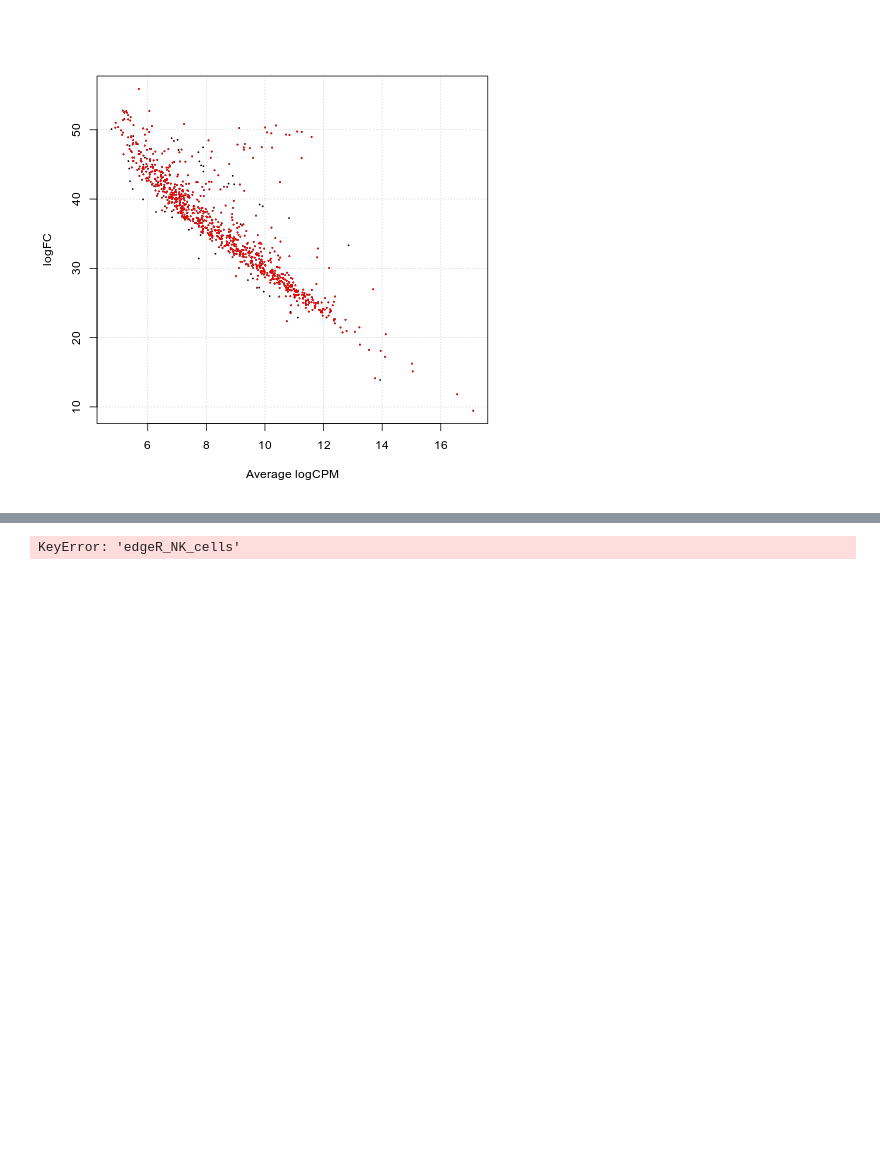
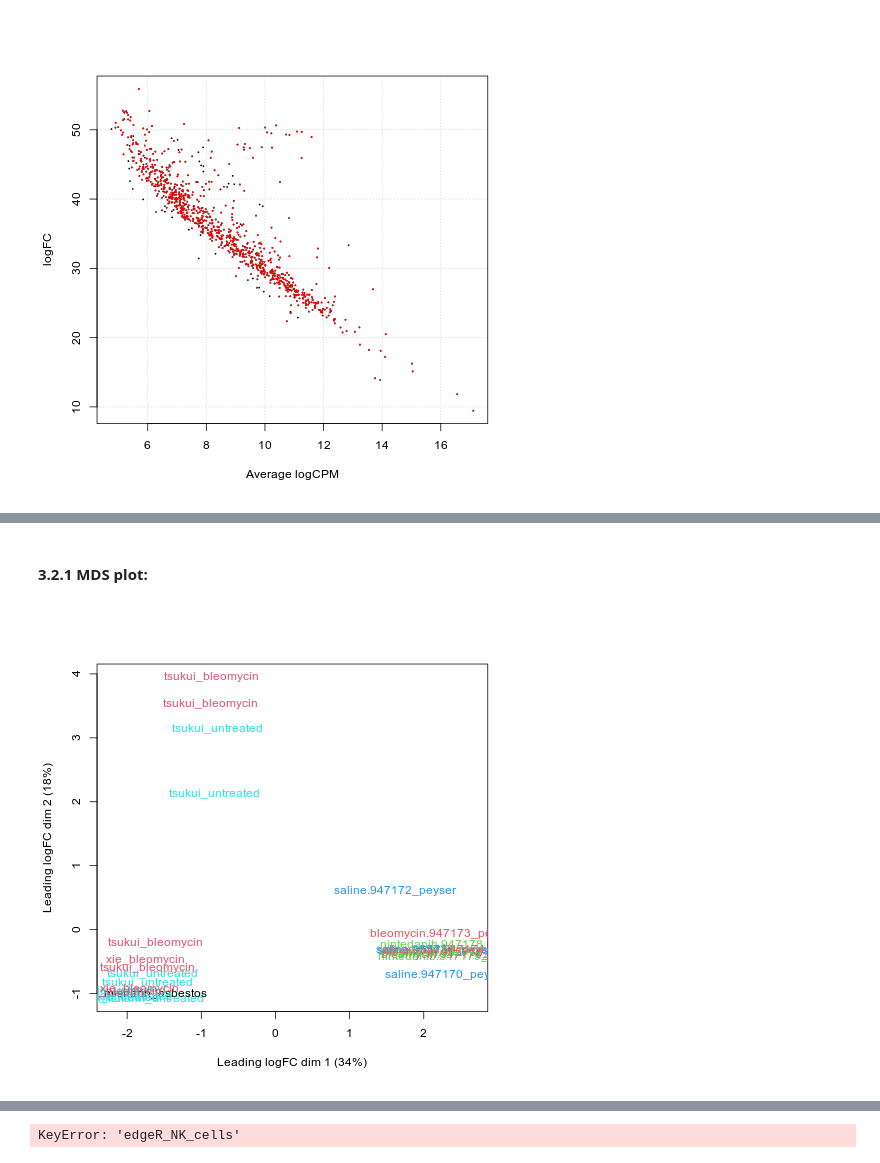
Before and after one commit to lueckenlab/masterpraktikum_fibrosis_atlas, a Jupyter notebook: notebooks/differential_gene_expression_analysis/DiffEx_edgeR_py.ipynb, the cells around one changed output, grey strips where cells are left out. Saved outputs shown, nothing was run; the diff lists cells and outputs as text; code cells hidden in the pictures; blank space fills up the shorter version.

```diff
--- a/notebooks/differential_gene_expression_analysis/DiffEx_edgeR_py.ipynb
+++ b/notebooks/differential_gene_expression_analysis/DiffEx_edgeR_py.ipynb
@@ -200,0 +230,3 @@ plotSmear(qlf_Neutrophils, de.tags = rownames(tt_Neutrophils)[which(tt_Neutrophi
+# %%
+adata_AlvMacrophages = adata_pb[adata_pb.obs["coarse_harmonized_anno"] == "Alveolar_macrophages"]
+adata_AlvMacrophages
@@ -200,0 +240,9 @@ plotSmear(qlf_Neutrophils, de.tags = rownames(tt_Neutrophils)[which(tt_Neutrophi
+# %%
+# clean the sample names to make plots less crowded
+adata_AlvMacrophages.obs_names = [
+    name.split("_")[2] + "_" + name.split("_")[3] for name in adata_AlvMacrophages.obs_names
+]
+# %%
+%%time
+%%R -i adata_AlvMacrophages
+outs_AlvMacrophages <- fit_model(adata_AlvMacrophages)
@@ -200,0 +263,11 @@ plotSmear(qlf_Neutrophils, de.tags = rownames(tt_Neutrophils)[which(tt_Neutrophi
+# %%
+%%R
+fit_AlvMacrophages <- outs_AlvMacrophages$fit
+y_AlvMacrophages <- outs_AlvMacrophages$y
+# %% [markdown]
+#### 3.2.1 MDS plot:
+# %%
+%%R
+plotMDS(y_AlvMacrophages, labels = NULL, col = as.numeric(y_AlvMacrophages$samples$group))
+# %% [output]
+[figure, added]
```
Also changed, not shown: parts of 23 cells of this notebook.
